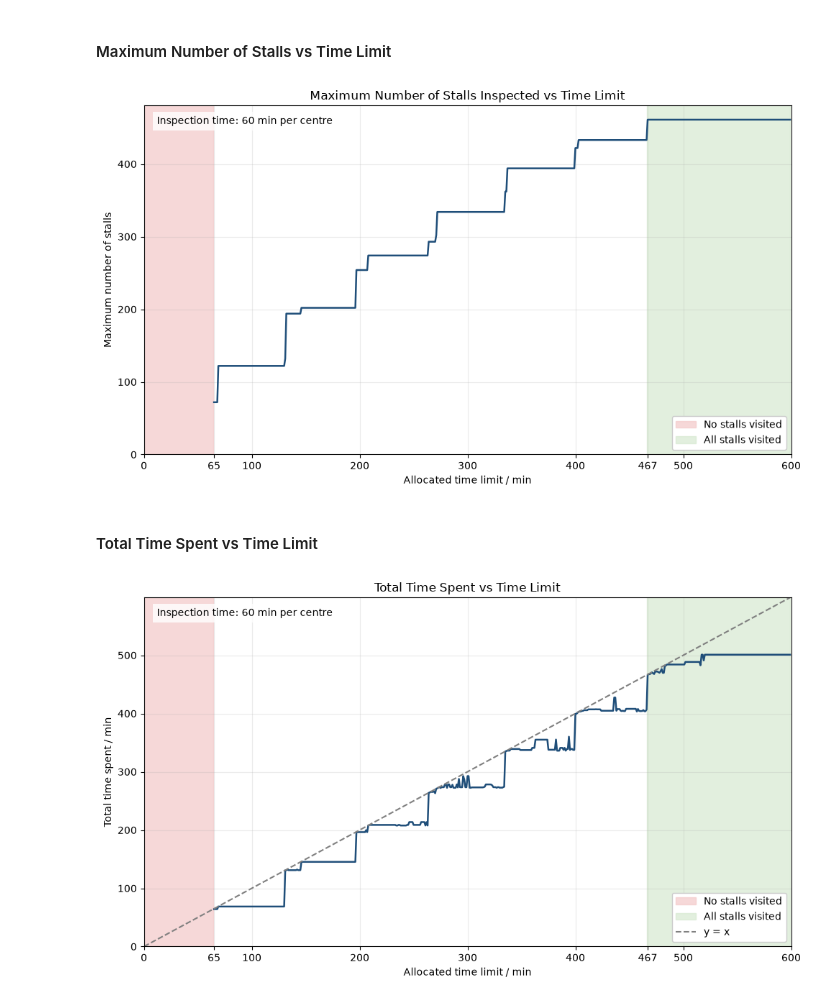
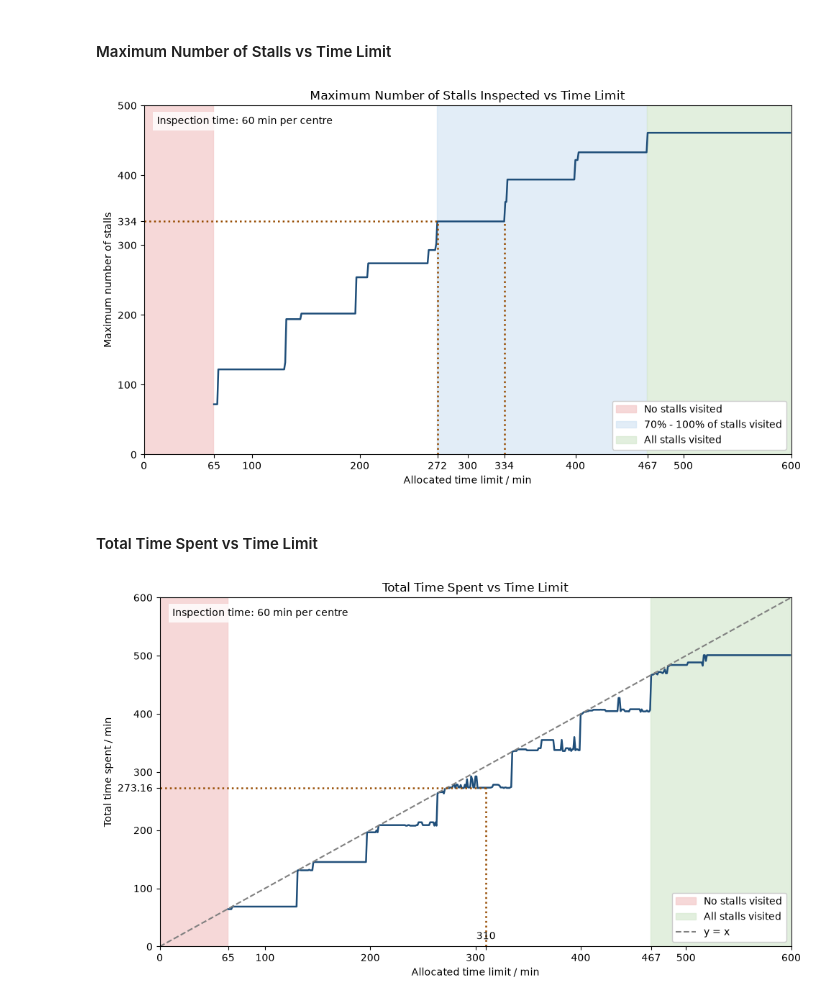
Before and after one commit to chiabingxuan/DBA5103-Hawker-Inspection, a Jupyter notebook: src/extension_2.ipynb, the cells around one changed output. Drawn from its saved outputs; the diff is of its cells as text; code cells hidden in the pictures.

Commit message:
feat: Add more details to extension 2 plots

```diff
--- a/src/extension_2.ipynb
+++ b/src/extension_2.ipynb
@@ -554,18 +655,20 @@ results_across_time_limits_df.to_csv(os.path.join(RESULTS_PATH, f"extension_2_in
 # %%
 plot_and_save_num_stalls(
     df=results_across_time_limits_df,
     file_path=os.path.join(RESULTS_PATH, f"extension_2_num_stalls_inspection_{INSPECTION_TIME_PER_CENTRE}"),
-    total_num_stalls=total_num_stalls
+    total_num_stalls=total_num_stalls,
+    coverage_threshold=0.7
 )
 # %% [output]
-[figure, old version]
+[figure, new version]
 # %% [markdown]
 #### Total Time Spent vs Time Limit
 # %%
 plot_and_save_time_limit(
     df=results_across_time_limits_df,
     file_path=os.path.join(RESULTS_PATH, f"extension_2_time_spent_inspection_{INSPECTION_TIME_PER_CENTRE}"),
-    total_num_stalls=total_num_stalls
+    total_num_stalls=total_num_stalls,
+    time_limits_to_mark=[310]
 )
 # %% [output]
-[figure, old version]
+[figure, new version]
```
Also changed, not shown: parts of 2 cells of this notebook, 2 other files.
